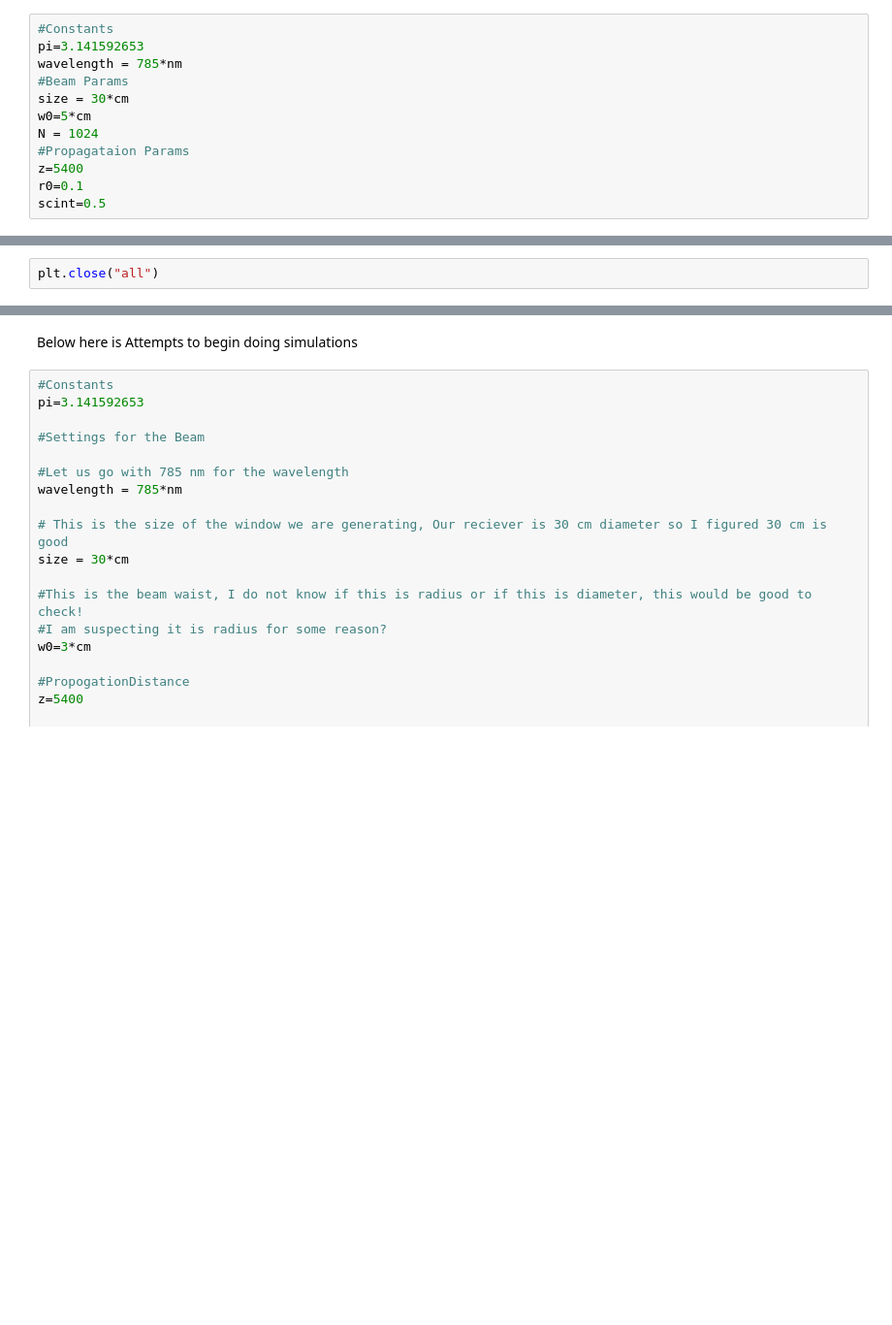
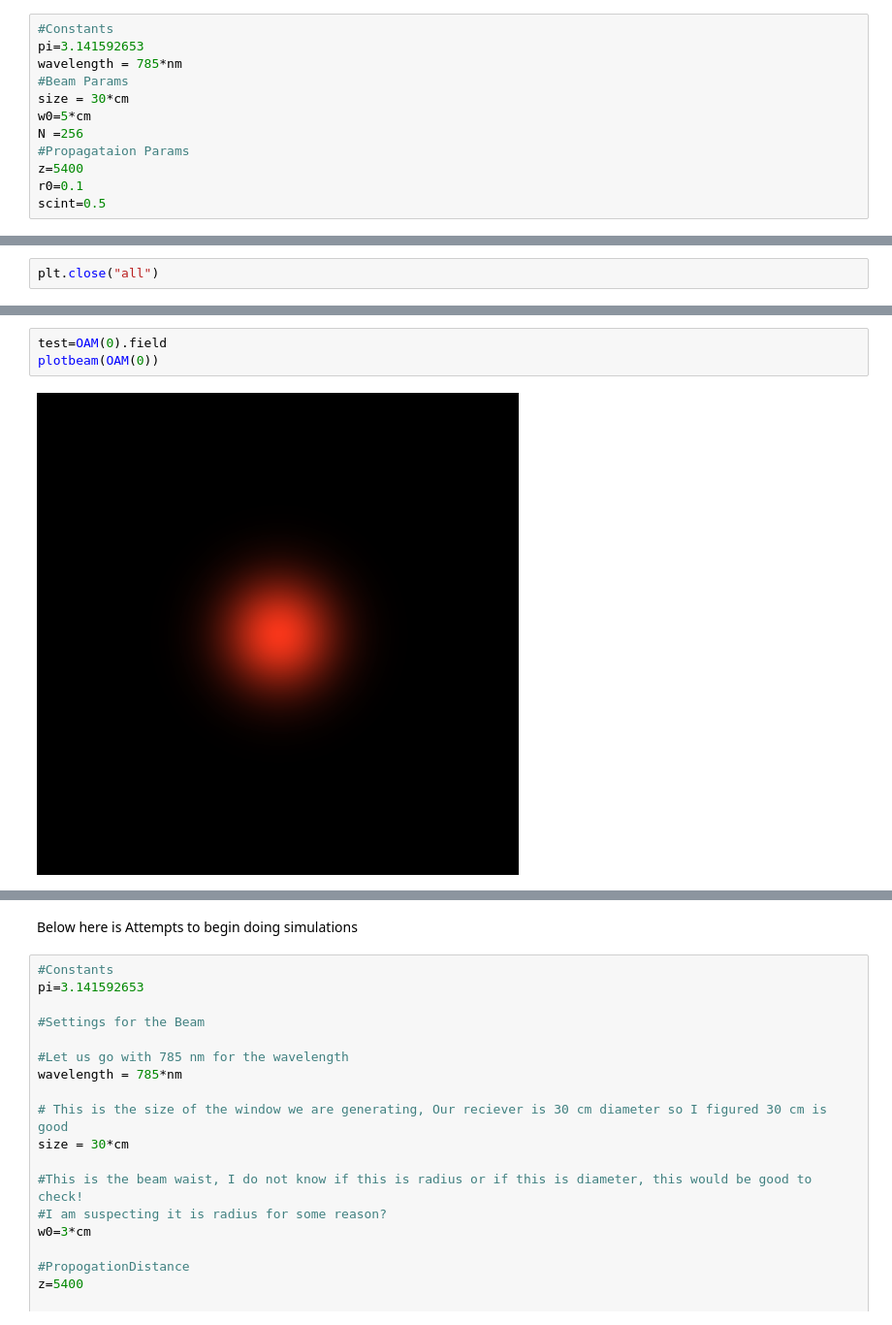
Before and after one commit to LukasScarfe/MultiplaneTurb, a Jupyter notebook: Lukas_Workspace.ipynb, the cells around one changed output, grey strips where cells are left out. Shown: that part at 97% size. Cells and saved outputs as stored; diff of their text form; blank space fills up the shorter version.

```diff
--- a/Lukas_Workspace.ipynb
+++ b/Lukas_Workspace.ipynb
@@ -46,7 +48,7 @@ wavelength = 785*nm
 #Beam Params
 size = 30*cm
 w0=5*cm
-N = 1024
+N =256
 #Propagataion Params
 z=5400
 r0=0.1
@@ -239,0 +251,5 @@ plt.close("all")
+# %%
+test=OAM(0).field
+plotbeam(OAM(0))
+# %% [output]
+[figure, added]
```
Also changed, not shown: parts of 9 cells of this notebook.
